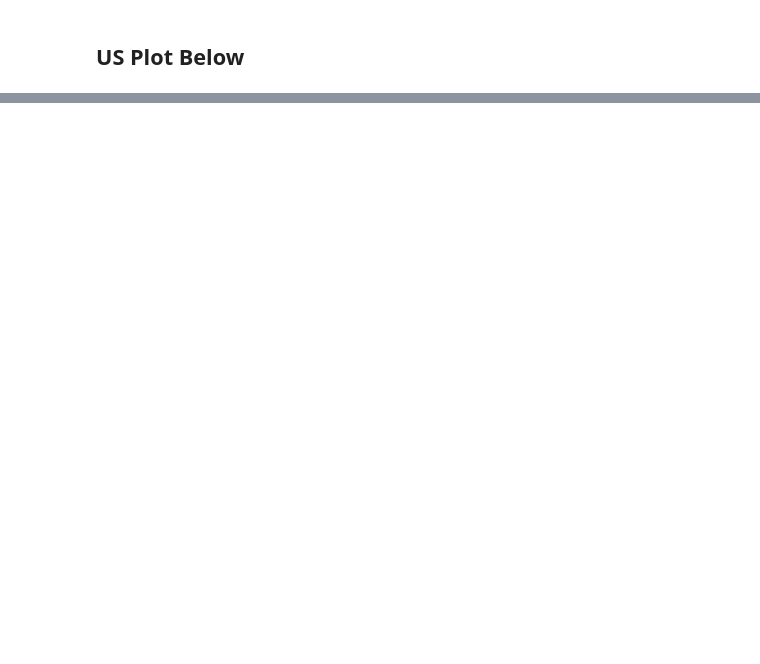
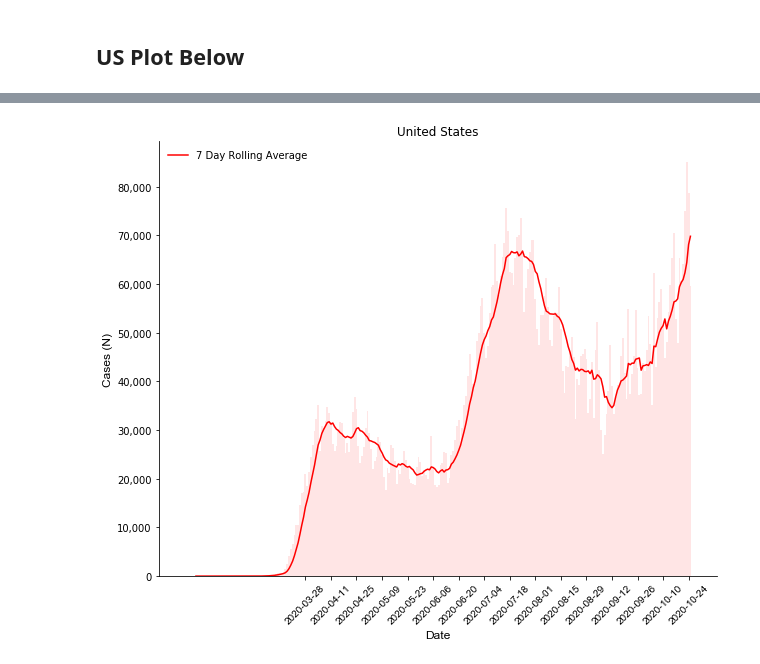
Before and after one commit to TJL30308/rolling_in_the_covid, a Jupyter notebook: development/washington_dev.ipynb, the cells around one changed output, grey strips where cells are left out. Drawn from its saved outputs; the diff is of its cells as text; code cells hidden in the pictures; blank space fills up the shorter version.

Commit message:
update to format

```diff
--- a/development/washington_dev.ipynb
+++ b/development/washington_dev.ipynb
@@ -28,6 +38,9 @@ for state in states:
     rolling_cases = new_df['new_cases'].rolling(7).mean()
 
     fig, ax = plt.subplots(figsize=(10, 8))
+
+    ax.get_yaxis().set_major_formatter(
+        matplotlib.ticker.FuncFormatter(lambda x, p: format(int(x), ',')))
 
     right_side = ax.spines['right']
     right_side.set_visible(False)
@@ -69,27 +89,32 @@ new_df = pd.DataFrame({'date': new_us_dates,
 us_rolling_cases = new_df['new_cases'].rolling(7).mean()
 # %%
 fig, ax = plt.subplots(figsize=(10, 8))
+
+ax.get_yaxis().set_major_formatter(
+        matplotlib.ticker.FuncFormatter(lambda x, p: format(int(x), ',')))
 
 right_side = ax.spines['right']
 right_side.set_visible(False)
 left_side = ax.spines['left']
 # left_side.set_visible(False)
 top_side = ax.spines['top']
 top_side.set_visible(False)
 bottom_side = ax.spines['bottom']
 #bottom_side.set_visible(False)
 
 us_line = plt.plot(new_us_dates, us_rolling_cases, color='r')
 plt.bar(new_us_dates, new_us_cases, color='r', alpha=0.1, width=1)
 plt.xticks(ticks=date_seventh, rotation=45, fontname='Arial', fontsize=10)
 plt.title(f'United States')
 plt.ylabel('Cases (N)', fontname='Arial', fontsize=12)
 plt.xlabel('Date', fontname='Arial', fontsize=12)
 # plt.fill_between(dates, us_rolling_cases, color=(0.47, 0.40, 0.60), alpha=0.5)
 plt.legend(us_line, ('7 Day Rolling Average',), loc='upper left', frameon=False)
 plt.savefig(f'plots/us_bar_roll_plot.png', dpi=None, facecolor='w', edgecolor='w', orientation='portrait')
 
 plt.show()
+# %% [output]
+[figure, added]
 # %%
 fig, ax = plt.subplots(figsize=(10, 8))
 
```
Also changed, not shown: parts of 5 cells of this notebook, 57 other files.
